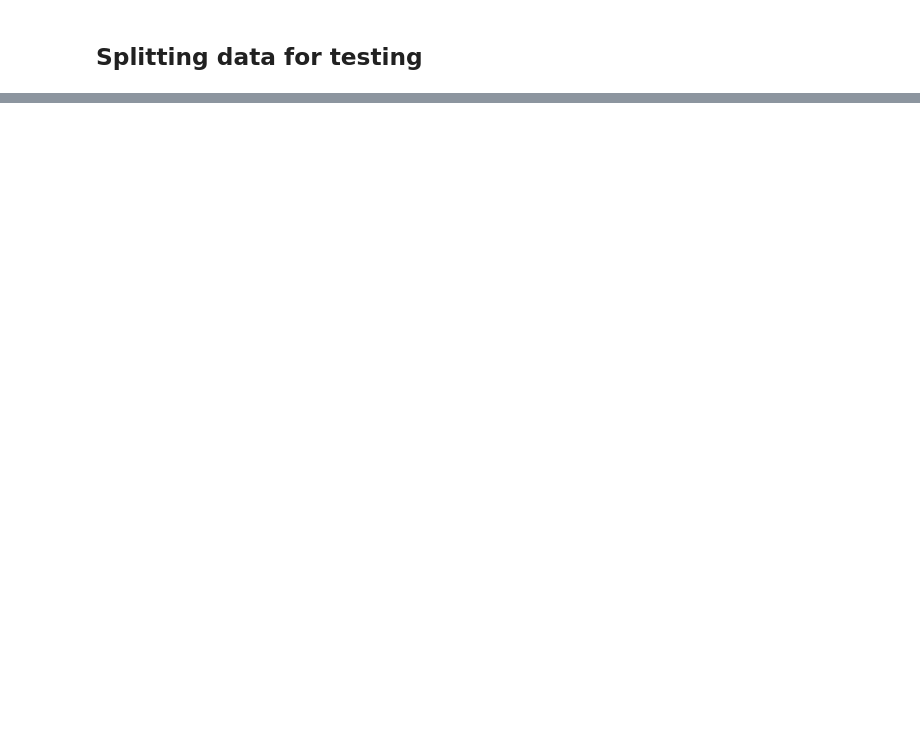
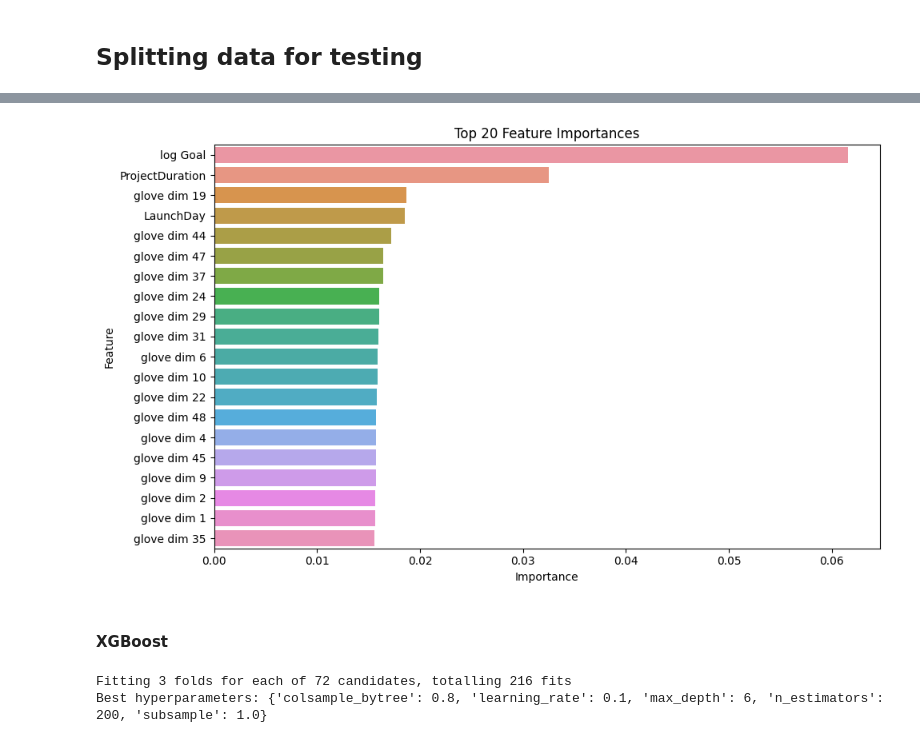
Before and after one commit to neuroth-v/ML_GroupProject, a Jupyter notebook: EDA-and-modeling.ipynb, the cells around one changed output, grey strips where cells are left out. Cells and saved outputs as stored; diff of their text form; code cells hidden in the pictures; blank space fills up the shorter version.

```diff
--- a/EDA-and-modeling.ipynb
+++ b/EDA-and-modeling.ipynb
@@ -556,0 +766,3 @@ encoded_df.head()
+# %%
+# Get the best model
+best_rf_model = grid_search.best_estimator_
@@ -556,0 +790,4 @@ encoded_df.head()
+# %%
+# Get feature importances
+importances = best_rf_model.feature_importances_
+print(importances)
@@ -556,0 +812,8 @@ encoded_df.head()
+# %%
+feature_names = X_test.columns  # Assuming you have column names in X_train_scaled
+feature_importance_df = pd.DataFrame({
+    'Feature': feature_names,
+    'Importance': importances
+})
+feature_importance_df = feature_importance_df.sort_values(by='Importance', ascending=False)
+print(feature_importance_df)
@@ -556,0 +835,14 @@ encoded_df.head()
+# %%
+# Visualisation: Feature Importance (top20)
+top_n = 20
+plt.figure(figsize=(10, 6))
+sns.barplot(x="Importance", y="Feature", data=feature_importance_df.head(top_n))
+plt.xlabel("Importance")
+plt.ylabel("Feature")
+plt.title(f"Top {top_n} Feature Importances")
+plt.tight_layout()
+plt.show()
+# %% [output]
+[figure, added]
+# %% [markdown]
+#### XGBoost
@@ -556,0 +861,9 @@ encoded_df.head()
+# %%
+# Perform GridSearchCV
+grid_search = GridSearchCV(estimator=xgb_model, param_grid=param_grid, cv=3, scoring='roc_auc', verbose=1, n_jobs=-2)
+grid_search.fit(X_train_scaled, y_train)
+best_xgb = grid_search.best_estimator_
+print(f"Best hyperparameters: {grid_search.best_params_}")
+# %% [output]
+Fitting 3 folds for each of 72 candidates, totalling 216 fits
+Best hyperparameters: {'colsample_bytree': 0.8, 'learning_rate': 0.1, 'max_depth': 6, 'n_estimators': 200, 'subsample': 1.0}
```
Also changed, not shown: parts of 64 cells of this notebook, 2 other files.
